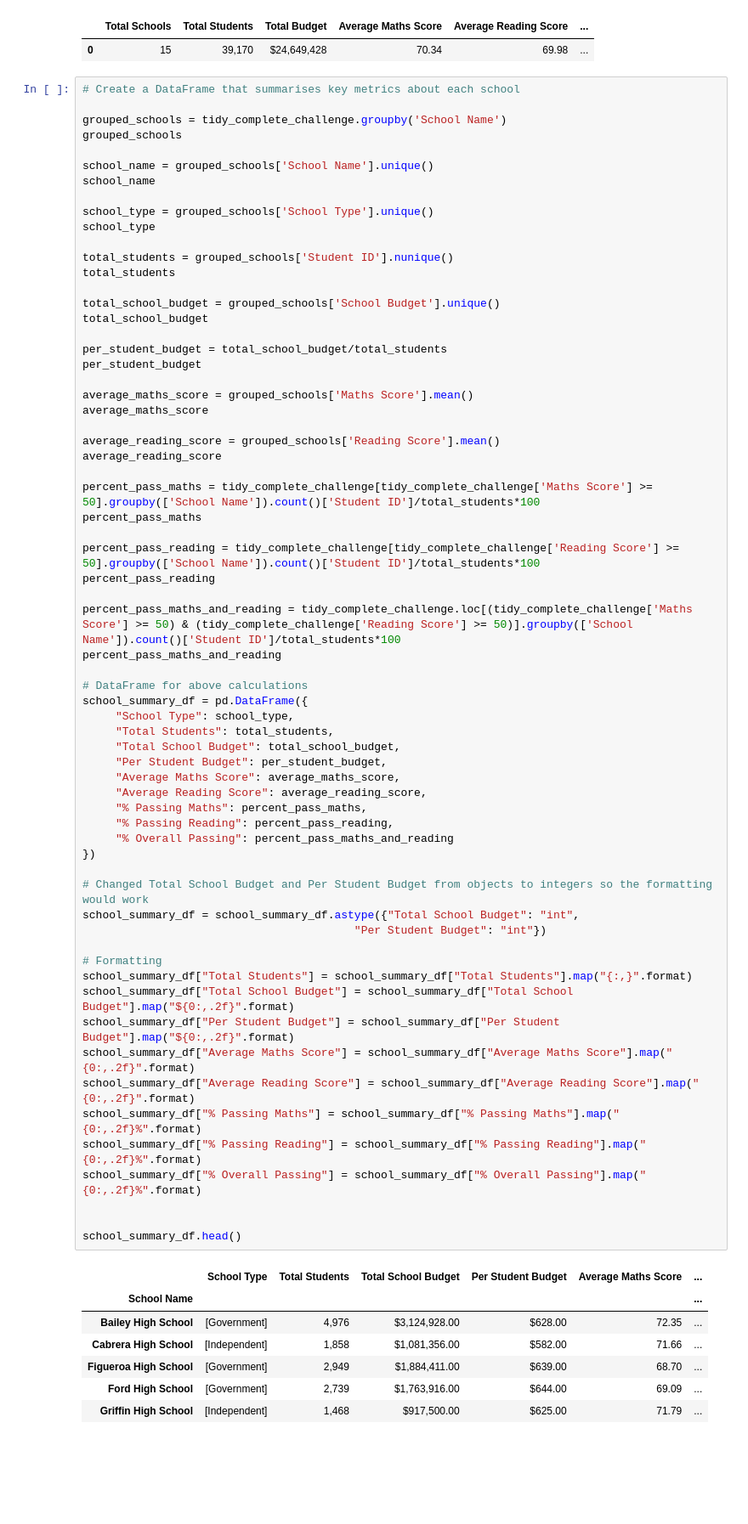
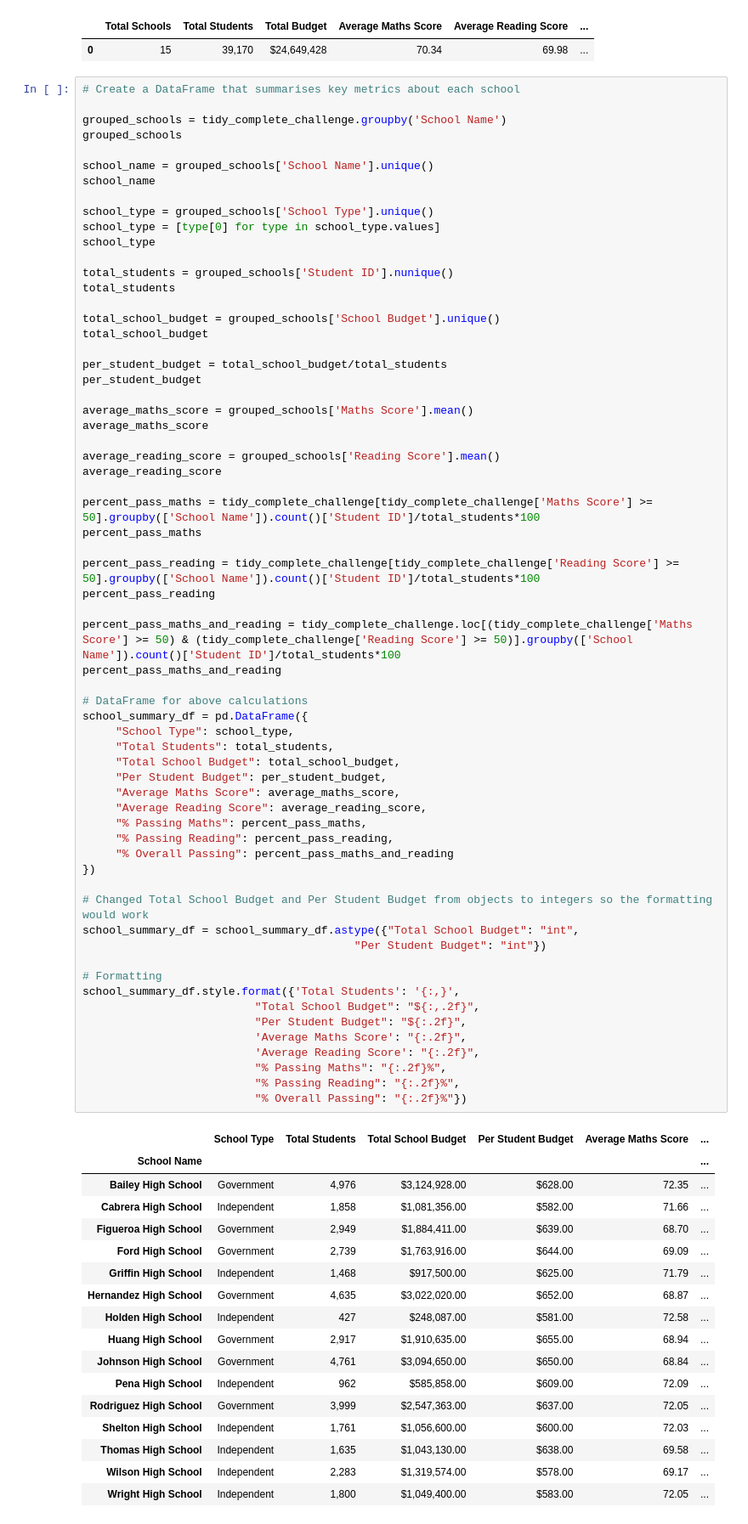
Before and after one commit to domspenc/pandas-challenge, a Jupyter notebook: PyCitySchools/PyCitySchools_challenge.ipynb, the cells around one changed output. Shown: that part at 85% size. Cells and saved outputs as stored; diff of their text form; blank space fills up the shorter version.

```diff
--- a/PyCitySchools/PyCitySchools_challenge.ipynb
+++ b/PyCitySchools/PyCitySchools_challenge.ipynb
@@ -122,6 +122,7 @@ school_name = grouped_schools['School Name'].unique()
 school_name
 
 school_type = grouped_schools['School Type'].unique()
+school_type = [type[0] for type in school_type.values]
 school_type
 
 total_students = grouped_schools['Student ID'].nunique()
@@ -142,49 +143,56 @@ average_reading_score
 percent_pass_maths = tidy_complete_challenge[tidy_complete_challenge['Maths Score'] >= 50].groupby(['School Name']).count()['Student ID']/total_students*100
 percent_pass_maths
 
 percent_pass_reading = tidy_complete_challenge[tidy_complete_challenge['Reading Score'] >= 50].groupby(['School Name']).count()['Student ID']/total_students*100
 percent_pass_reading
 
 percent_pass_maths_and_reading = tidy_complete_challenge.loc[(tidy_complete_challenge['Maths Score'] >= 50) & (tidy_complete_challenge['Reading Score'] >= 50)].groupby(['School Name']).count()['Student ID']/total_students*100
 percent_pass_maths_and_reading
 
 # DataFrame for above calculations
 school_summary_df = pd.DataFrame({
      "School Type": school_type,
      "Total Students": total_students,
      "Total School Budget": total_school_budget,
      "Per Student Budget": per_student_budget,
      "Average Maths Score": average_maths_score,
      "Average Reading Score": average_reading_score,
      "% Passing Maths": percent_pass_maths,
      "% Passing Reading": percent_pass_reading,
      "% Overall Passing": percent_pass_maths_and_reading
 })
 
 # Changed Total School Budget and Per Student Budget from objects to integers so the formatting would work
 school_summary_df = school_summary_df.astype({"Total School Budget": "int",
                                          "Per Student Budget": "int"})
 
 # Formatting
-school_summary_df["Total Students"] = school_summary_df["Total Students"].map("{:,}".format)
-school_summary_df["Total School Budget"] = school_summary_df["Total School Budget"].map("${0:,.2f}".format)
-school_summary_df["Per Student Budget"] = school_summary_df["Per Student Budget"].map("${0:,.2f}".format)
-school_summary_df["Average Maths Score"] = school_summary_df["Average Maths Score"].map("{0:,.2f}".format)
-school_summary_df["Average Reading Score"] = school_summary_df["Average Reading Score"].map("{0:,.2f}".format)
-school_summary_df["% Passing Maths"] = school_summary_df["% Passing Maths"].map("{0:,.2f}%".format)
-school_summary_df["% Passing Reading"] = school_summary_df["% Passing Reading"].map("{0:,.2f}%".format)
-school_summary_df["% Overall Passing"] = school_summary_df["% Overall Passing"].map("{0:,.2f}%".format)
-
-
-school_summary_df.head()
+school_summary_df.style.format({'Total Students': '{:,}',
+                          "Total School Budget": "${:,.2f}",
+                          "Per Student Budget": "${:.2f}",
+                          'Average Maths Score': "{:.2f}",
+                          'Average Reading Score': "{:.2f}",
+                          "% Passing Maths": "{:.2f}%",
+                          "% Passing Reading": "{:.2f}%",
+                          "% Overall Passing": "{:.2f}%"})
 # %% [output]
 |  | School Type | Total Students | Total School Budget | Per Student Budget | Average Maths Score | ... |
 | School Name |  |  |  |  |  | ... |
-| Bailey High School | [Government] | 4,976 | $3,124,928.00 | $628.00 | 72.35 | ... |
-| Cabrera High School | [Independent] | 1,858 | $1,081,356.00 | $582.00 | 71.66 | ... |
-| Figueroa High School | [Government] | 2,949 | $1,884,411.00 | $639.00 | 68.70 | ... |
-| Ford High School | [Government] | 2,739 | $1,763,916.00 | $644.00 | 69.09 | ... |
-| Griffin High School | [Independent] | 1,468 | $917,500.00 | $625.00 | 71.79 | ... |
+| Bailey High School | Government | 4,976 | $3,124,928.00 | $628.00 | 72.35 | ... |
+| Cabrera High School | Independent | 1,858 | $1,081,356.00 | $582.00 | 71.66 | ... |
+| Figueroa High School | Government | 2,949 | $1,884,411.00 | $639.00 | 68.70 | ... |
+| Ford High School | Government | 2,739 | $1,763,916.00 | $644.00 | 69.09 | ... |
+| Griffin High School | Independent | 1,468 | $917,500.00 | $625.00 | 71.79 | ... |
+| Hernandez High School | Government | 4,635 | $3,022,020.00 | $652.00 | 68.87 | ... |
+| Holden High School | Independent | 427 | $248,087.00 | $581.00 | 72.58 | ... |
+| Huang High School | Government | 2,917 | $1,910,635.00 | $655.00 | 68.94 | ... |
+| Johnson High School | Government | 4,761 | $3,094,650.00 | $650.00 | 68.84 | ... |
+| Pena High School | Independent | 962 | $585,858.00 | $609.00 | 72.09 | ... |
+| Rodriguez High School | Government | 3,999 | $2,547,363.00 | $637.00 | 72.05 | ... |
+| Shelton High School | Independent | 1,761 | $1,056,600.00 | $600.00 | 72.03 | ... |
+| Thomas High School | Independent | 1,635 | $1,043,130.00 | $638.00 | 69.58 | ... |
+| Wilson High School | Independent | 2,283 | $1,319,574.00 | $578.00 | 69.17 | ... |
+| Wright High School | Independent | 1,800 | $1,049,400.00 | $583.00 | 72.05 | ... |
 # %%
 #Sort the schools by % Overall Passing in descending order and display the top 5 rows
 #Save the results in a DataFrame called "top_schools"
```
Also changed, not shown: parts of 7 cells of this notebook.
